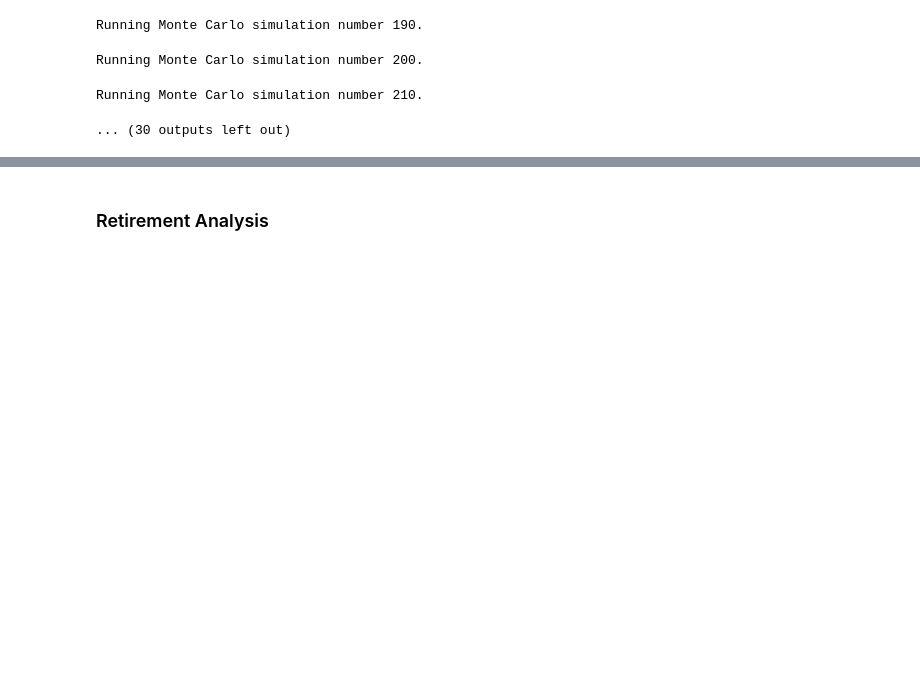
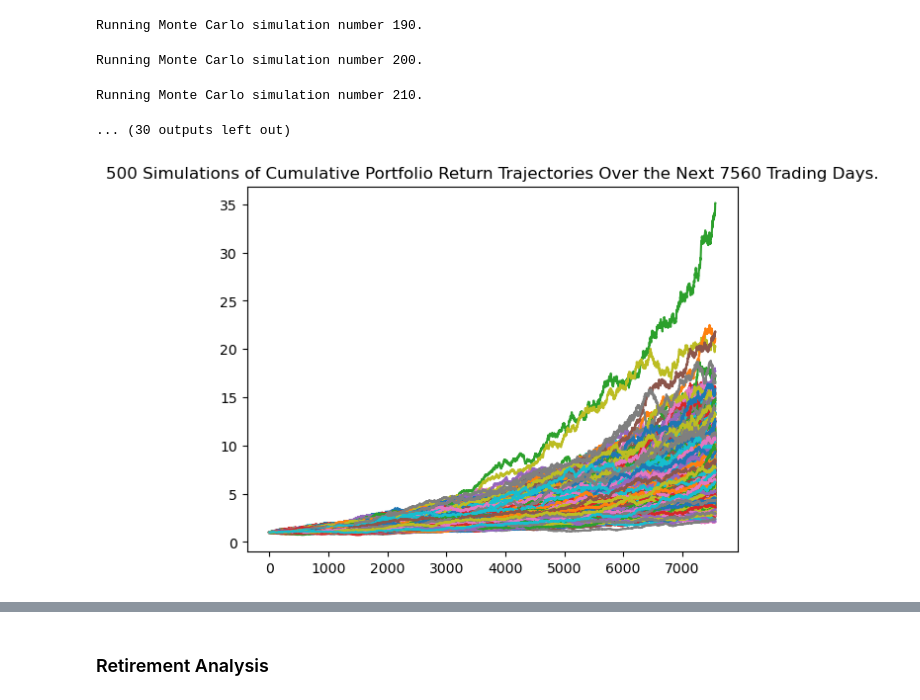
Before and after one commit to Akosah304/financial_planning_tools.ipynb, a Jupyter notebook: Starter_Code/financial-planner.ipynb, the cells around one changed output, grey strips where cells are left out. Saved outputs shown, nothing was run; the diff lists cells and outputs as text; code cells hidden in the pictures; blank space fills up the shorter version.

```diff
--- a/Starter_Code/financial-planner.ipynb
+++ b/Starter_Code/financial-planner.ipynb
@@ -212,20 +211,26 @@ Congratulations for having an emergency fund larger than 3 months of income!
 # Sample results may vary from the solution based on the time frame chosen
 start_date = pd.Timestamp('2016-05-01', tz='America/New_York').isoformat()
 end_date = pd.Timestamp('2021-05-01', tz='America/New_York').isoformat()
+# %%
+# Set the tickers
+ticker = ["AGG","SPY"]
+# %%
+# Set timeframe to "1Day" for Alpaca API
+timeframe = "1Day"
 # %%
 # Get 5 years' worth of historical data for SPY and AGG
-df_portfolio_year = alpaca_api.get_bars(
-    tickers,
-    timeframe,
-    start = start_date,
-    end = end_date
+df_stock_data = alpaca_api.get_bars(
+ticker,
+timeframe,
+start = start_date,
+end=end_date
+
 ).df
 
 # Reorganize the DataFrame
 # Separate ticker data
-AGG = df_portfolio_year[df_portfolio_year['symbol']=='AGG'].drop('symbol', axis=1)
-SPY = df_portfolio_year[df_portfolio_year['symbol']=='SPY'].drop('symbol', axis=1)
-
+AGG = df_stock_data[df_stock_data['symbol']=='AGG'].drop('symbol',axis=1)
+SPY = df_stock_data[df_stock_data['symbol']=='SPY'].drop('symbol',axis=1)
 
 # Concatenate the ticker DataFrames
 df_stock_data = pd.concat([AGG, SPY],axis=1, keys=['AGG','SPY'])
@@ -245,7 +250,7 @@ df_stock_data.head()
 # Configuring a Monte Carlo simulation to forecast 30 years cumulative returns
 MC_thirty_year = MCSimulation(
     portfolio_data = df_stock_data,
-    weights = [.40,.60],
+    weights = [.60,.40],
     num_simulation = 500,
     num_trading_days = 252*30
 )
@@ -290,6 +295,8 @@ Running Monte Carlo simulation number 210.
 ... (30 outputs left out)
 # %%
 # Plot simulation outcomes
-# YOUR CODE HERE!
+line_plot = MC_thirty_year.plot_simulation()
+# %% [output]
+[figure, added]
 # %%
 # Plot probability distribution and confidence intervals
```
Also changed, not shown: parts of 23 cells of this notebook.
